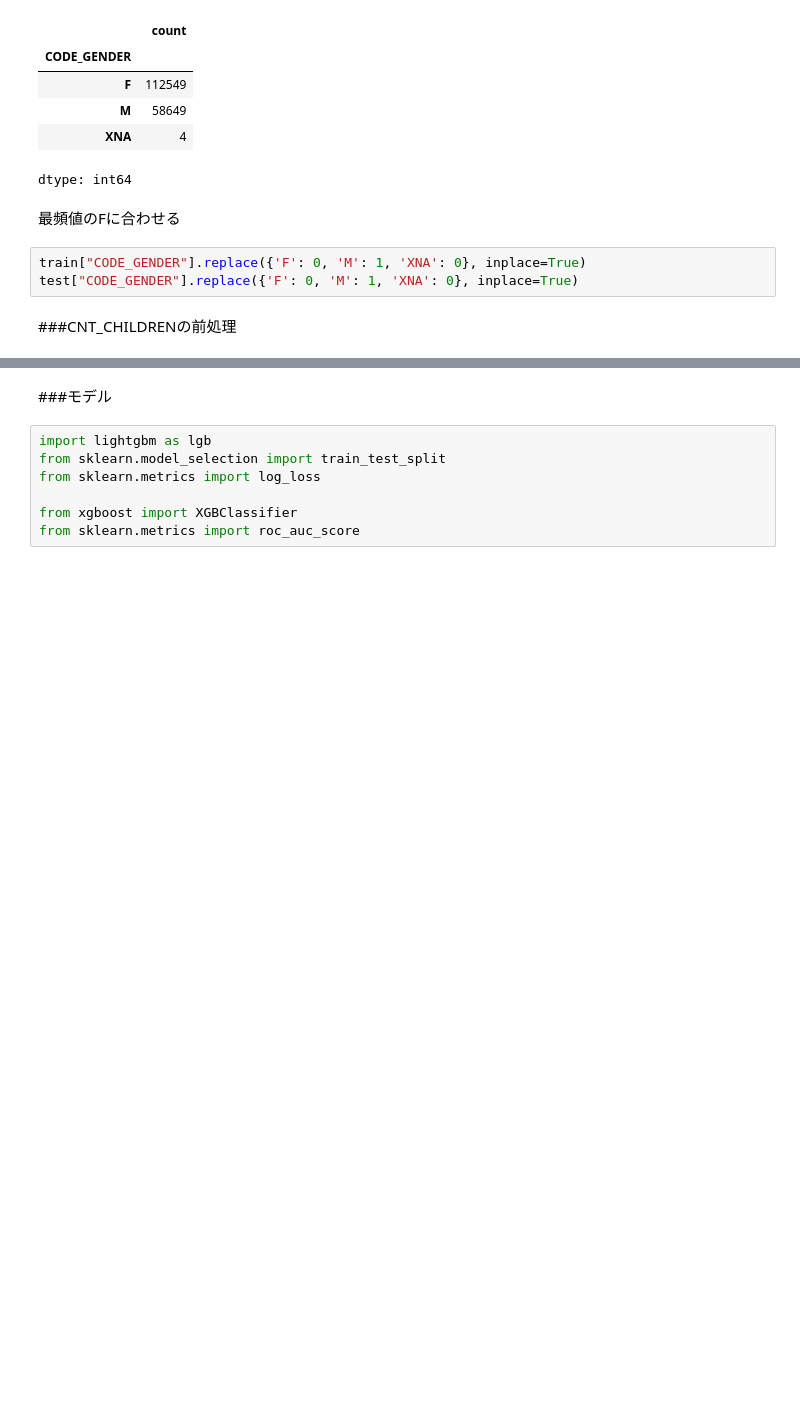
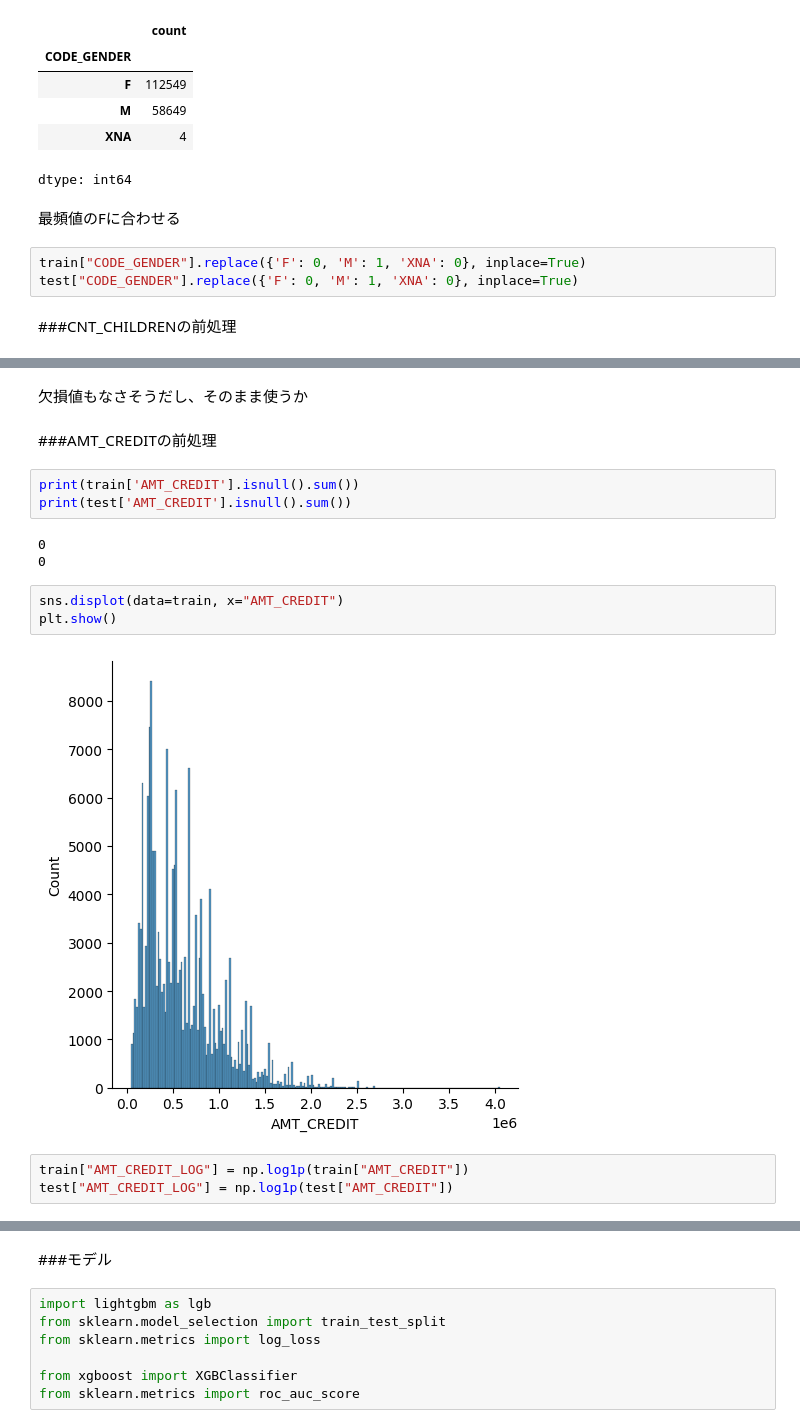
Before and after one commit to aki05162525/gci_compe2, a Jupyter notebook: compe2_ver1.ipynb, the cells around one changed output, grey strips where cells are left out. Drawn from its saved outputs; the diff is of its cells as text; blank space fills up the shorter version.

Commit message:
AMT_CREDITを追加 print("Validation Log Loss:", val_logloss) print("Train Score:", train_auc) print("Valid Score:", valid_auc)

```diff
--- a/compe2_ver1.ipynb
+++ b/compe2_ver1.ipynb
@@ -341,3 +346,21 @@ sns.countplot(data=train, x="CNT_CHILDREN")
 plt.show()
 # %% [output]
 [figure]
+# %% [markdown]
+欠損値もなさそうだし、そのまま使うか
+# %% [markdown]
+###AMT_CREDITの前処理
+# %%
+print(train['AMT_CREDIT'].isnull().sum())
+print(test['AMT_CREDIT'].isnull().sum())
+# %% [output]
+0
+0
+# %%
+sns.displot(data=train, x="AMT_CREDIT")
+plt.show()
+# %% [output]
+[figure, added]
+# %%
+train["AMT_CREDIT_LOG"] = np.log1p(train["AMT_CREDIT"])
+test["AMT_CREDIT_LOG"] = np.log1p(test["AMT_CREDIT"])
```
Also changed, not shown: parts of 6 cells of this notebook.
